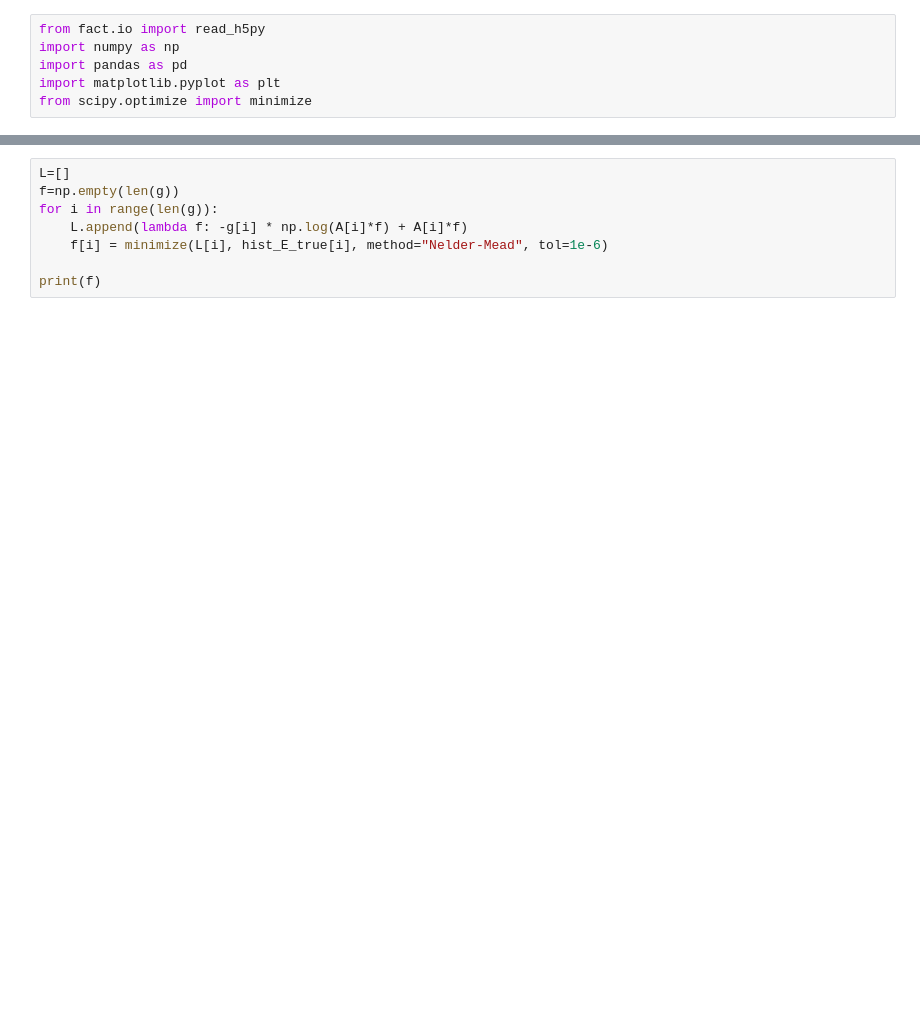
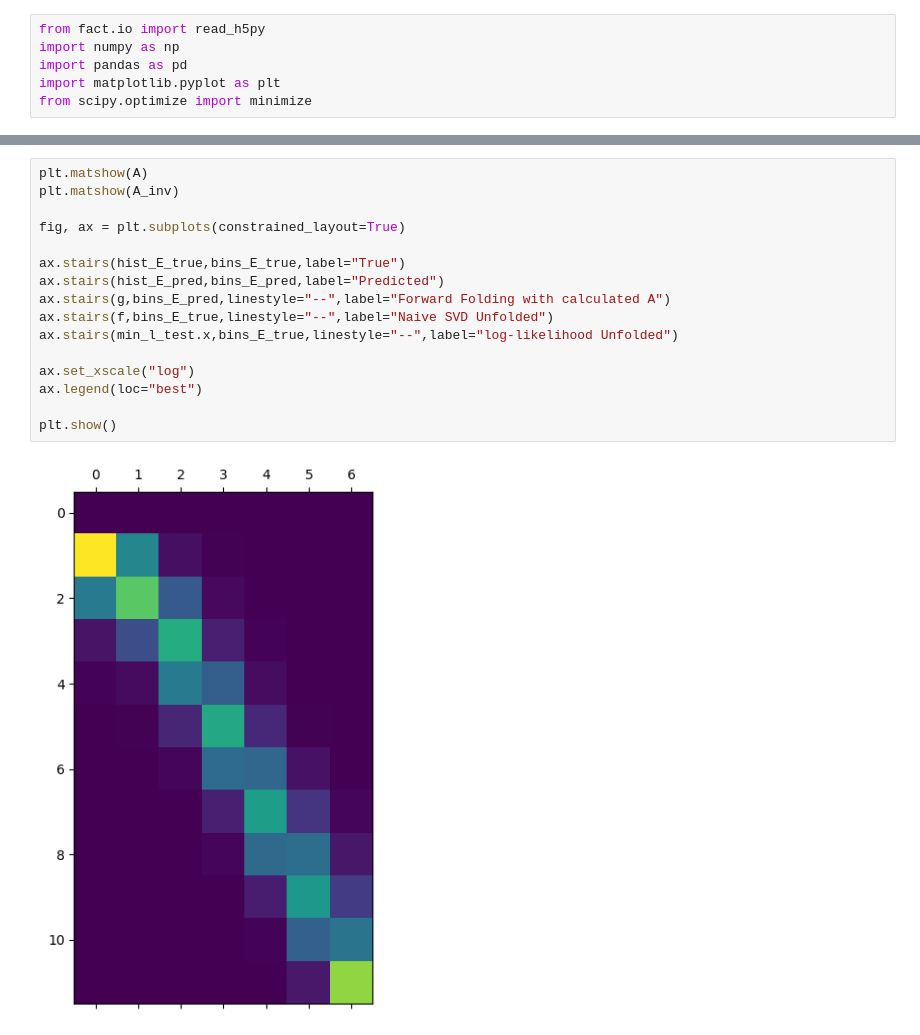
Before and after one commit to luca-dib/FP_PP, a Jupyter notebook: FACT/FACT.ipynb, the cells around one changed output, grey strips where cells are left out. Saved outputs shown, nothing was run; the diff lists cells and outputs as text; blank space fills up the shorter version.

Commit message:
Cleaned up and got poisson likelihood to work

```diff
--- a/FACT/FACT.ipynb
+++ b/FACT/FACT.ipynb
@@ -85,8 +87,18 @@ plt.show()
-# %%
-L=[]
-f=np.empty(len(g))
-for i in range(len(g)):
-    L.append(lambda f: -g[i] * np.log(A[i]*f) + A[i]*f)
-    f[i] = minimize(L[i], hist_E_true[i], method="Nelder-Mead", tol=1e-6)
-
-print(f)
+# %%
+plt.matshow(A)
+plt.matshow(A_inv)
+
+fig, ax = plt.subplots(constrained_layout=True)
+
+ax.stairs(hist_E_true,bins_E_true,label="True")
+ax.stairs(hist_E_pred,bins_E_pred,label="Predicted")
+ax.stairs(g,bins_E_pred,linestyle="--",label="Forward Folding with calculated A")
+ax.stairs(f,bins_E_true,linestyle="--",label="Naive SVD Unfolded")
+ax.stairs(min_l_test.x,bins_E_true,linestyle="--",label="log-likelihood Unfolded")
+
+ax.set_xscale("log")
+ax.legend(loc="best")
+
+plt.show()
+# %% [output]
+[figure, added]
```
Also changed, not shown: parts of 9 cells of this notebook.
